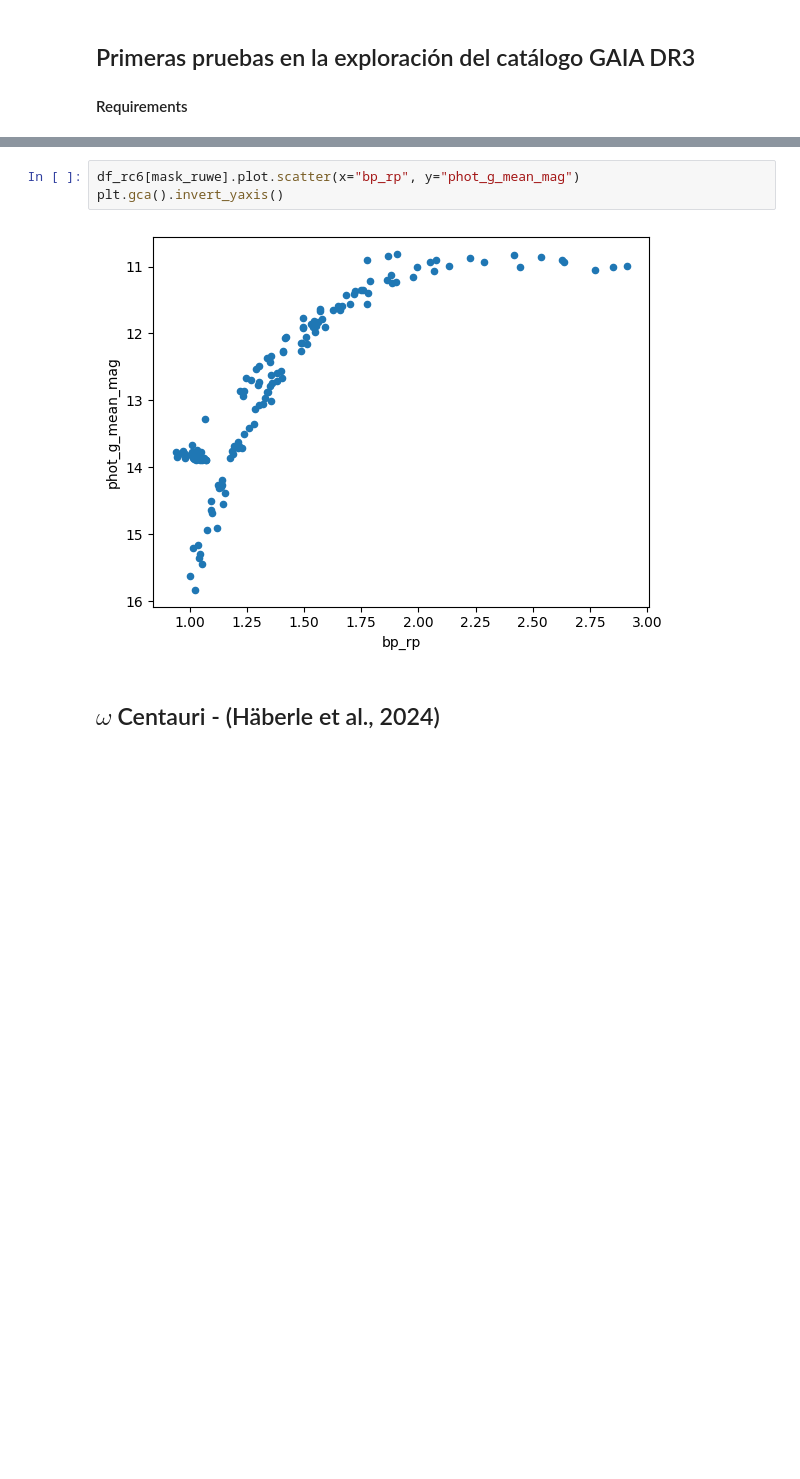
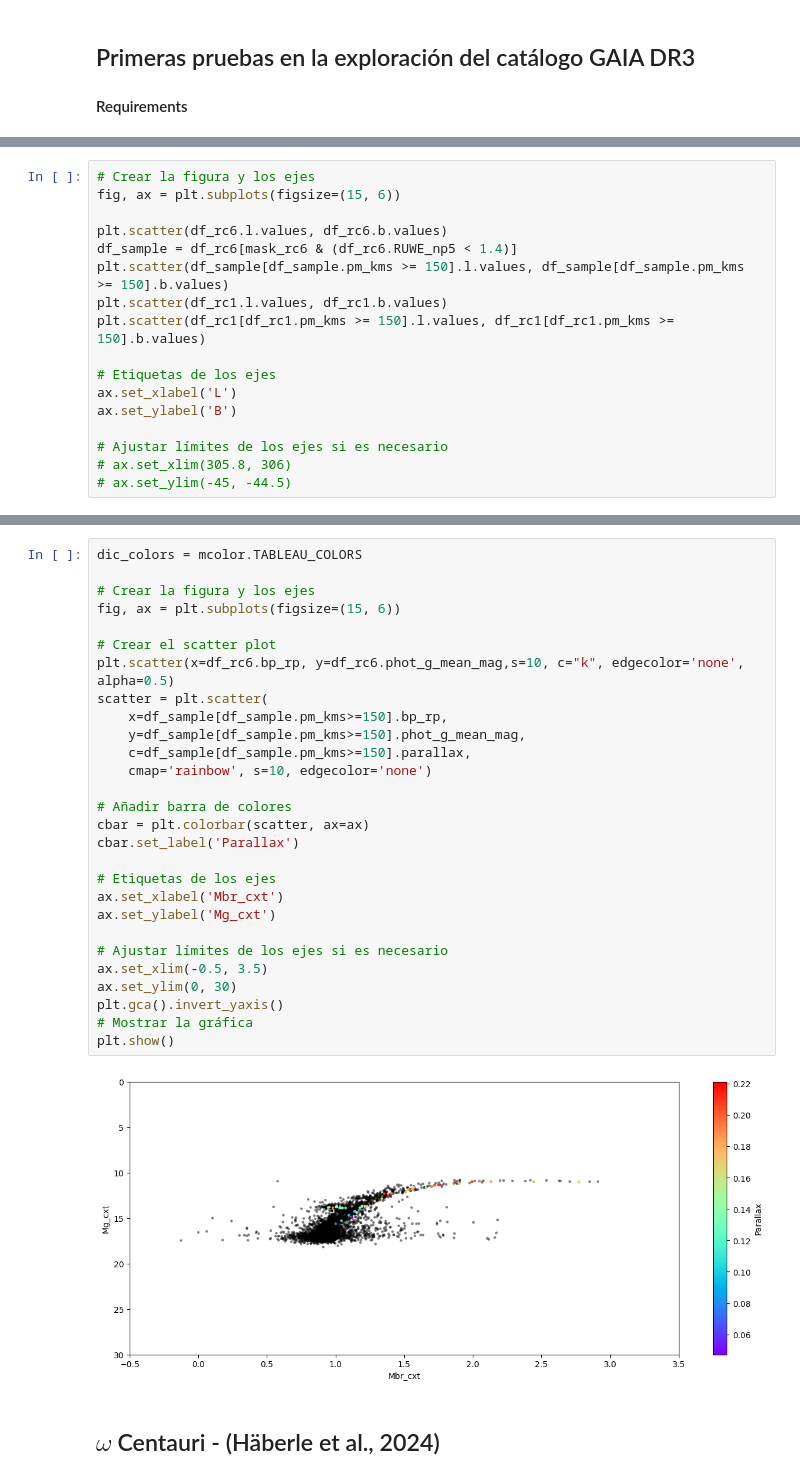
Before and after one commit to santhiperbolico/tfm-ucm-code, a Jupyter notebook: notebooks/Primeras pruebas GAIA DR3.ipynb, the cells around one changed output, grey strips where cells are left out. Cells and saved outputs as stored; diff of their text form; blank space fills up the shorter version.

Commit message:
[IMBH-1] Ajuste de velocidades y diagrama HR
Se ha cambiado las unidades del pm a km/s y se ha calculado el diagrama HR

```diff
--- a/notebooks/Primeras pruebas GAIA DR3.ipynb
+++ b/notebooks/Primeras pruebas GAIA DR3.ipynb
@@ -134,0 +152,17 @@ df_rc6[mask_ruwe]
+# %%
+# Crear la figura y los ejes
+fig, ax = plt.subplots(figsize=(15, 6))
+
+plt.scatter(df_rc6.l.values, df_rc6.b.values)
+df_sample = df_rc6[mask_rc6 & (df_rc6.RUWE_np5 < 1.4)]
+plt.scatter(df_sample[df_sample.pm_kms >= 150].l.values, df_sample[df_sample.pm_kms >= 150].b.values)
+plt.scatter(df_rc1.l.values, df_rc1.b.values)
+plt.scatter(df_rc1[df_rc1.pm_kms >= 150].l.values, df_rc1[df_rc1.pm_kms >= 150].b.values)
+
+# Etiquetas de los ejes
+ax.set_xlabel('L')
+ax.set_ylabel('B')
+
+# Ajustar límites de los ejes si es necesario
+# ax.set_xlim(305.8, 306)
+# ax.set_ylim(-45, -44.5)
@@ -135,8 +172,33 @@ df_rc6[mask_ruwe]
 # %%
-df_rc6[mask_ruwe].plot.scatter(x="bp_rp", y="phot_g_mean_mag")
+dic_colors = mcolor.TABLEAU_COLORS
+
+# Crear la figura y los ejes
+fig, ax = plt.subplots(figsize=(15, 6))
+
+# Crear el scatter plot
+plt.scatter(x=df_rc6.bp_rp, y=df_rc6.phot_g_mean_mag,s=10, c="k", edgecolor='none', alpha=0.5)
+scatter = plt.scatter(
+    x=df_sample[df_sample.pm_kms>=150].bp_rp,
+    y=df_sample[df_sample.pm_kms>=150].phot_g_mean_mag,
+    c=df_sample[df_sample.pm_kms>=150].parallax,
+    cmap='rainbow', s=10, edgecolor='none')
+
+# Añadir barra de colores
+cbar = plt.colorbar(scatter, ax=ax)
+cbar.set_label('Parallax')
+
+# Etiquetas de los ejes
+ax.set_xlabel('Mbr_cxt')
+ax.set_ylabel('Mg_cxt')
+
+# Ajustar límites de los ejes si es necesario
+ax.set_xlim(-0.5, 3.5)
+ax.set_ylim(0, 30)
 plt.gca().invert_yaxis()
+# Mostrar la gráfica
+plt.show()
 # %% [output]
-[figure, old version]
+[figure, new version]
 # %% [markdown]
 ## $\omega$ Centauri - (Häberle et al., 2024)
 # %%
```
Also changed, not shown: parts of 14 cells of this notebook, 4 other files.
